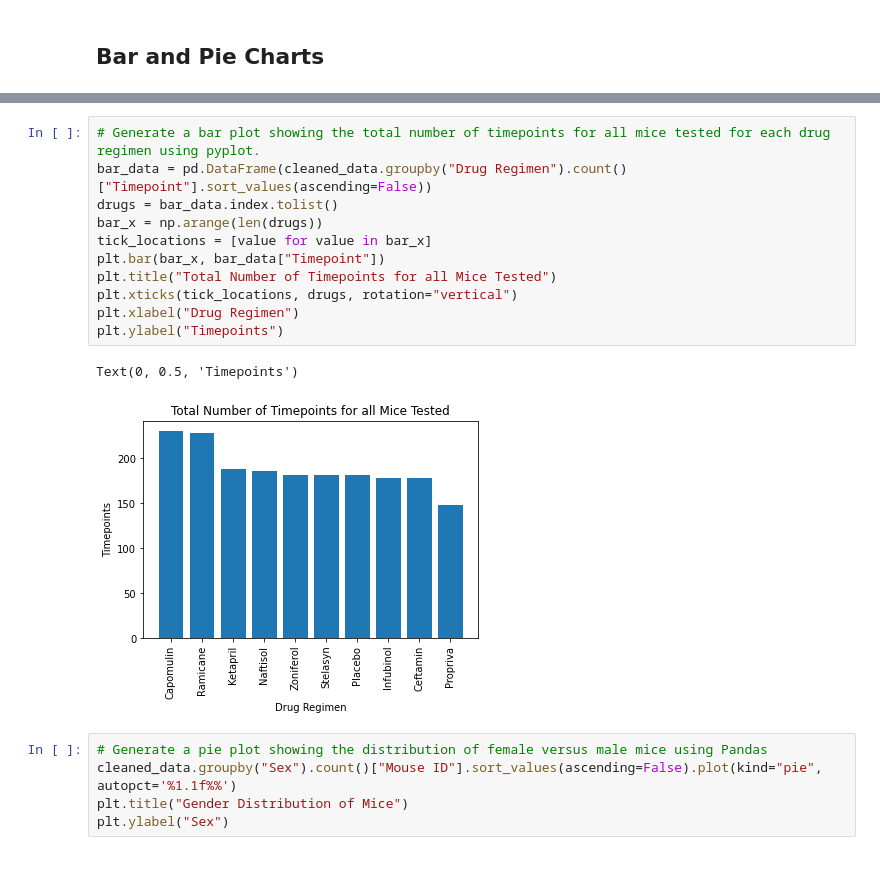
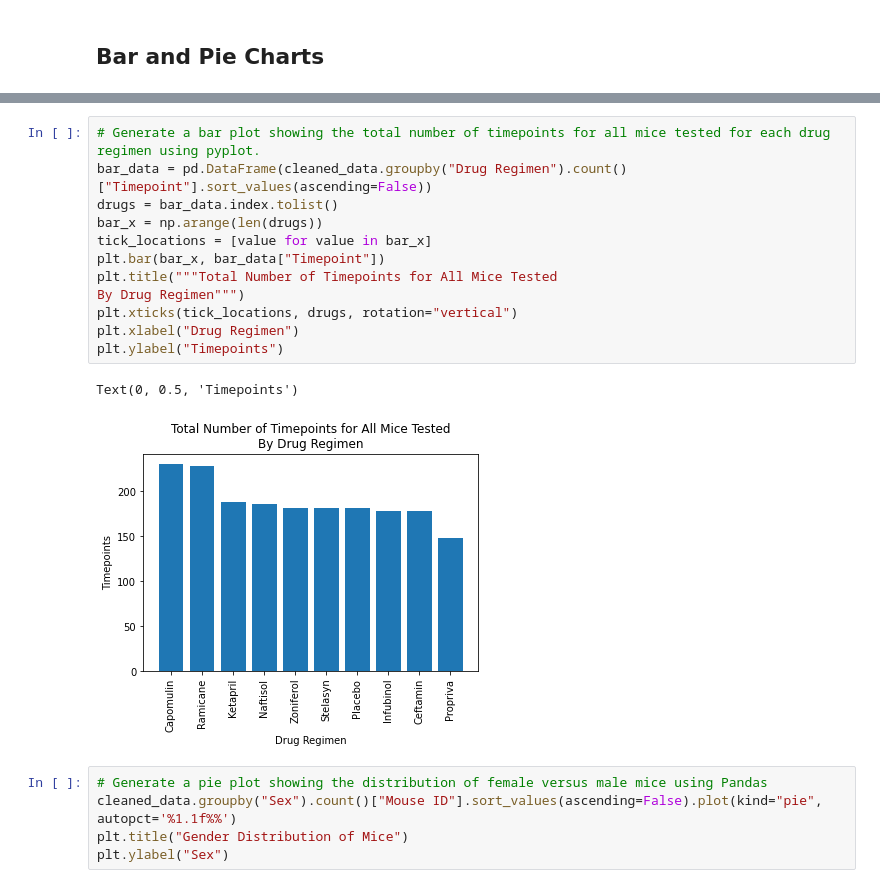
Before and after one commit to ysgorin/capomulin-analysis, a Jupyter notebook: capomulin_analysis.ipynb, the cells around one changed output, grey strips where cells are left out. Cells and saved outputs as stored; diff of their text form.

```diff
--- a/capomulin_analysis.ipynb
+++ b/capomulin_analysis.ipynb
@@ -135,17 +136,18 @@ Text(0, 0.5, 'Timepoints')
 # %%
 # Generate a bar plot showing the total number of timepoints for all mice tested for each drug regimen using pyplot.
 bar_data = pd.DataFrame(cleaned_data.groupby("Drug Regimen").count()["Timepoint"].sort_values(ascending=False))
 drugs = bar_data.index.tolist()
 bar_x = np.arange(len(drugs))
 tick_locations = [value for value in bar_x]
 plt.bar(bar_x, bar_data["Timepoint"])
-plt.title("Total Number of Timepoints for all Mice Tested")
+plt.title("""Total Number of Timepoints for All Mice Tested
+By Drug Regimen""")
 plt.xticks(tick_locations, drugs, rotation="vertical")
 plt.xlabel("Drug Regimen")
 plt.ylabel("Timepoints")
 # %% [output]
 Text(0, 0.5, 'Timepoints')
-[figure, old version]
+[figure, new version]
 # %%
 # Generate a pie plot showing the distribution of female versus male mice using Pandas
 cleaned_data.groupby("Sex").count()["Mouse ID"].sort_values(ascending=False).plot(kind="pie", autopct='%1.1f%%')
```
Also changed, not shown: parts of 4 cells of this notebook.
